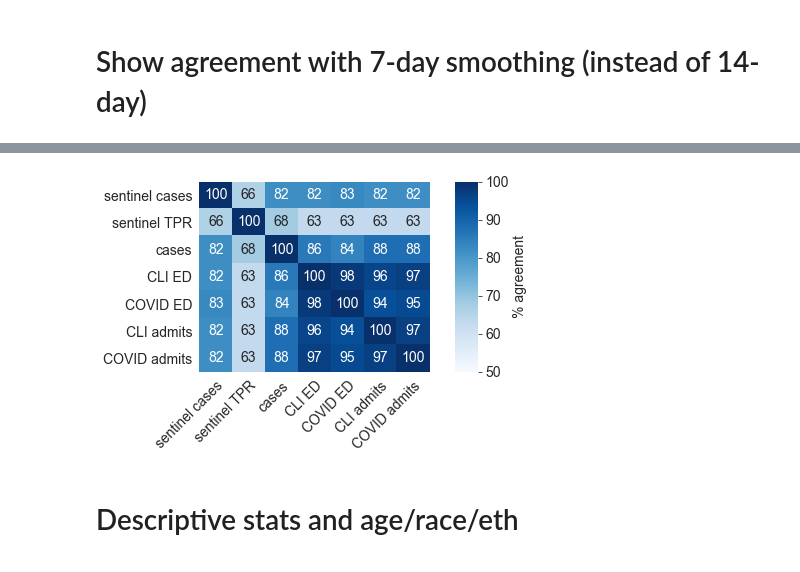
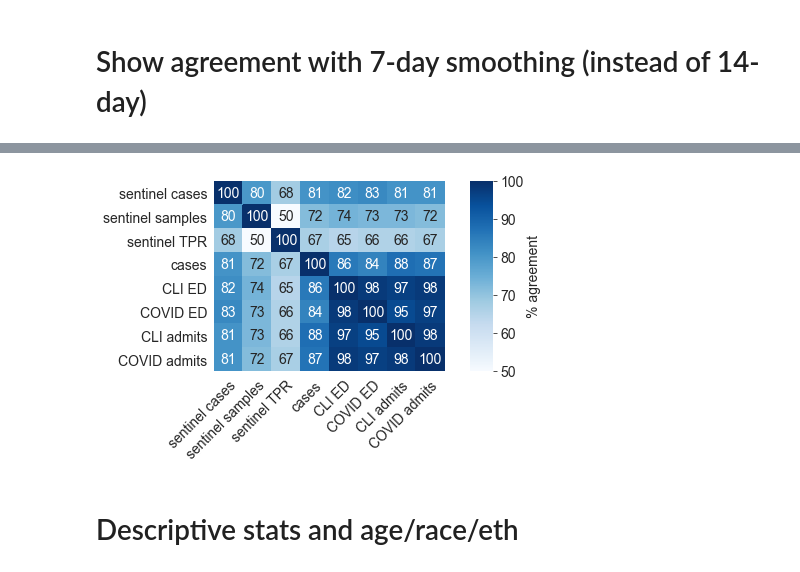
Before and after one commit to numalariamodeling/chicago_sentinel_surveillance, a Jupyter notebook: chicago_sentinel_surveillance.ipynb, the cells around one changed output, grey strips where cells are left out. Drawn from its saved outputs; the diff is of its cells as text; code cells hidden in the pictures.

```diff
--- a/chicago_sentinel_surveillance.ipynb
+++ b/chicago_sentinel_surveillance.ipynb
@@ -464,0 +479,6 @@ sns.heatmap(similarity_matrix, vmin=0.5, vmax=1, cmap='Blues', annot=True, squar
+# %%
+plt.figure(figsize=(10,10))
+ax = plt.gca()
+
+ax.plot(r_comparison_array[0]['Q0.5'], linewidth=1.5, color=palette[ii])
+ax.vlines(crossings(r_comparison_array[0]), ymin=0, ymax=3, linewidth=1.5, color=palette[ii])
@@ -540,8 +613,9 @@ fig.savefig('fig_3_' + today_str + '.pdf', bbox_inches='tight')
 fig = plt.figure(constrained_layout=False, figsize=(10,3.5))
 gs = fig.add_gridspec(1, 4, width_ratios=[1,0.33,1,0.1])
 
-r_comparison_array = [r_storage[3], r_storage[4], r_case, r_cli, r_cli_cdph, r_cli_ed, r_covid_ed]
-r_comparison_array_labels = ['sentinel cases', 'sentinel TPR', 'cases', 'CLI ED', 'COVID ED','CLI admits', 'COVID admits']
+r_comparison_array = [r_storage[3], r_storage[4], r_storage[5], r_case, r_cli, r_cli_cdph, r_cli_ed, r_covid_ed]
+r_comparison_array_labels = ['sentinel cases', 'sentinel samples',
+                             'sentinel TPR', 'cases', 'CLI ED', 'COVID ED','CLI admits', 'COVID admits']
 
 similarity_matrix = np.zeros(shape=(len(r_comparison_array), len(r_comparison_array)))
 for i in range(len(r_comparison_array)):
@@ -597,6 +671,7 @@ fig.savefig('supp_fig_2_' + today_str + '.pdf', bbox_inches='tight')
 # Show agreement with 7-day smoothing (instead of 14-day)
 # %%
 %%time
+np.random.seed(2022)
 # generating raw sentinel case and adjusted sentinel case time series
 r_storage = []
 for cap in [10,40,100,1000]:
@@ -631,10 +706,16 @@ for cap in [10,40,100,1000]:
     #combo_ss = combo_ss.reindex(onset_idx, fill_value=0.0)
     combo_adjust.index = pd.to_datetime(combo_adjust.index)
     combo_adjust.reindex(onset_idx, fill_value=0.0)
+    np.random.seed(2022)
     r_combo_adjust = covid19.r_covid(combo_adjust[1:], delay_distribution=sc_distrb, r_window_size=7, auto_cutoff=True)
     r_storage.append(r_combo_adjust.copy())
 
+np.random.seed(2022)
+r_combo_adjust = covid19.r_covid(combo_ss['positive'], delay_distribution=sc_distrb, r_window_size=14, auto_cutoff=True)
+r_storage.append(r_combo_adjust.copy())
+
 tpr = pd.DataFrame(index = combo_sc.index, data={'cases':combo_ss['positive'].mean()*combo_sc.values.astype(int)/combo_ss['positive'].values})['cases']
+np.random.seed(2022)
 r_combo_adjust = covid19.r_covid(tpr[1:], delay_distribution=sc_distrb, r_window_size=7, auto_cutoff=True)
 r_storage.append(r_combo_adjust.copy())
 # %% [output]
@@ -642,75 +724,80 @@ Wall time: 28.9 s
 # %%
 #Retrieving archived data
 # CLI hospitalizations
-cli = pd.read_csv('CLI_admissions_210825.csv') #Good! This is actual CLI
+cli = pd.read_csv('./data/CLI_admissions_210825.csv') #Good! This is actual CLI
 cli['date'] = pd.to_datetime(cli['date'], utc=True)
 cli_series = cli[cli['region'] == 'Chicago'].groupby('date').sum()['inpatient']
 
+np.random.seed(2022)
 r_cli = covid19.r_covid(cli_series, delay_distribution=cli_distrb, r_window_size=7, auto_cutoff=True)
 
 # ED visits (CLI & covid-confirmed)
-cli_ed = pd.read_csv('ed_visits_chicago_210923.csv')
+cli_ed = pd.read_csv('./data/ed_visits_chicago_210923.csv')
 cli_ed['date'] = pd.to_datetime(cli_ed['date'], utc=True)
 
 covid_ed_series = cli_ed.set_index('date')['total_covid_daily']
 covid_ed_series = covid_ed_series.dropna()
+np.random.seed(2022)
 r_covid_ed = covid19.r_covid(covid_ed_series, delay_distribution=cli_distrb, r_window_size=7, auto_cutoff=True)
 
 cli_ed_series = cli_ed.set_index('date')['total_cli_daily']
 cli_ed_series = cli_ed_series.dropna()
+np.random.seed(2022)
 r_cli_ed = covid19.r_covid(cli_ed_series, delay_distribution=cli_distrb, r_window_size=7, auto_cutoff=True)
 
 # Confirmed hospitalizations
-cli_cdph = pd.read_csv('hospitalizations_chicago_210923.csv')
+cli_cdph = pd.read_csv('./data/hospitalizations_chicago_210923.csv')
 cli_cdph['date'] = pd.to_datetime(cli_cdph['date'], utc=True)
 
 cli_cdph_series = cli_cdph.set_index('date')['hospitalizations_total']
 cli_cdph_series = cli_cdph_series.dropna()
 
+np.random.seed(2022)
 r_cli_cdph = covid19.r_covid(cli_cdph_series, delay_distribution=cli_distrb, r_window_size=7, auto_cutoff=True)
 #r_cli_cdph_partial = covid19.r_covid(cli_cdph_series, delay_distribution=cli_distrb, r_window_size=14, auto_cutoff=False)
 
 # Confirmed hospitalizations
-cli_cdph = pd.read_csv('hospitalizations_chicago_210923.csv')
+cli_cdph = pd.read_csv('./data/hospitalizations_chicago_210923.csv')
 cli_cdph['date'] = pd.to_datetime(cli_cdph['date'], utc=True)
 
 # cases
 case_series = cli_cdph.set_index('date')['cases_total']
 case_series = case_series.dropna()
+np.random.seed(2022)
 r_case = covid19.r_covid(case_series, delay_distribution=case_distrb, r_window_size=7, auto_cutoff=True)
 # %%
 fig = plt.figure(constrained_layout=False, figsize=(5,3.5))
 gs = fig.add_gridspec(1, 2, width_ratios=[1,0.1])
 
-r_comparison_array = [r_storage[3], r_storage[4], r_case, r_cli, r_cli_cdph, r_cli_ed, r_covid_ed]
-r_comparison_array_labels = ['sentinel cases', 'sentinel TPR', 'cases', 'CLI ED', 'COVID ED','CLI admits', 'COVID admits']
+r_comparison_array = [r_storage[3], r_storage[4], r_storage[5], r_case, r_cli, r_cli_cdph, r_cli_ed, r_covid_ed]
+r_comparison_array_labels = ['sentinel cases', 'sentinel samples', 'sentinel TPR', 'cases', 'CLI ED', 'COVID ED','CLI admits', 'COVID admits']
 
 similarity_matrix = np.zeros(shape=(len(r_comparison_array), len(r_comparison_array)))
 for i in range(len(r_comparison_array)):
     for j in range(len(r_comparison_array)):
         similarity_matrix[i][j] = percent_agreement(r_comparison_array[i],
                                                     r_comparison_array[j],
                                                     'Q0.5',
                                                     min_date=pd.to_datetime('2020-09-27', utc=True),
                                                     max_date=pd.to_datetime('2021-06-07', utc=True))
         #print(spearmanr(r_comparison_array[i], r_comparison_array[j], 'Q0.5')[1])
 
 ax = fig.add_subplot(gs[0,0])
 cbax = fig.add_subplot(gs[0,-1])
 axes.append(ax)
 axes.append(cbax)
 g = sns.heatmap((100*similarity_matrix).astype(int), vmin=50, vmax=100, cmap='Blues', square=False, cbar=True,
                 xticklabels=r_comparison_array_labels, yticklabels=r_comparison_array_labels, ax=ax, cbar_ax=cbax,
                 annot=True, fmt='d', annot_kws={'fontsize':14})
 g.set_xticklabels(g.get_xmajorticklabels(), fontsize = 14, rotation=45, rotation_mode='anchor', ha='right', va='top')
 g.set_yticklabels(g.get_ymajorticklabels(), fontsize = 14)
 cbax.tick_params(labelsize=14)
 cbax.set_ylabel('% agreement', rotation=90, fontsize=14)
 
 fig.savefig('supp_fig_3_' + today_str + '.png', dpi=200, bbox_inches='tight')
 fig.savefig('supp_fig_3_' + today_str + '.pdf', bbox_inches='tight')
 # %% [output]
-[figure, old version]
+[figure, new version]
 # %% [markdown]
 # Descriptive stats and age/race/eth
 # %%
```
Also changed, not shown: parts of 12 cells of this notebook.
